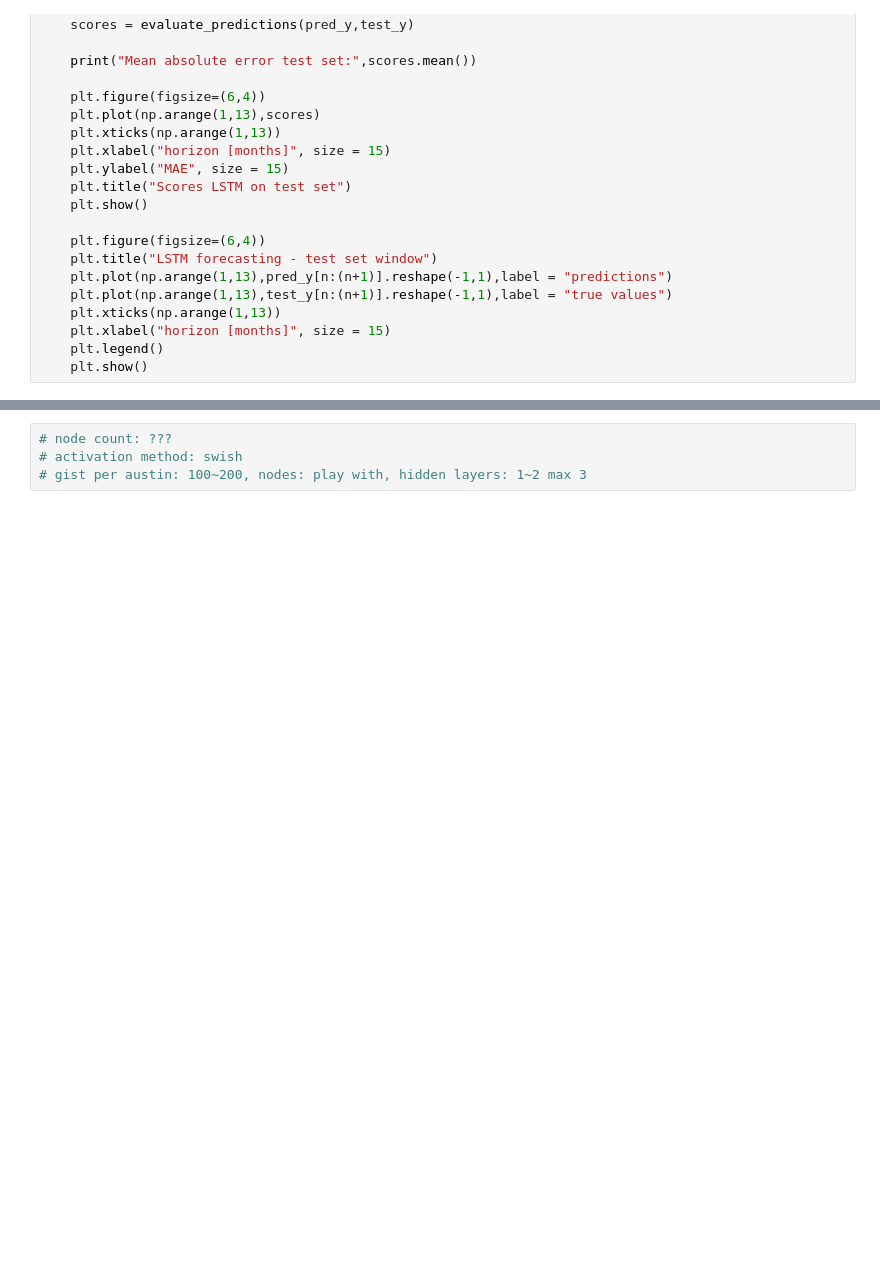
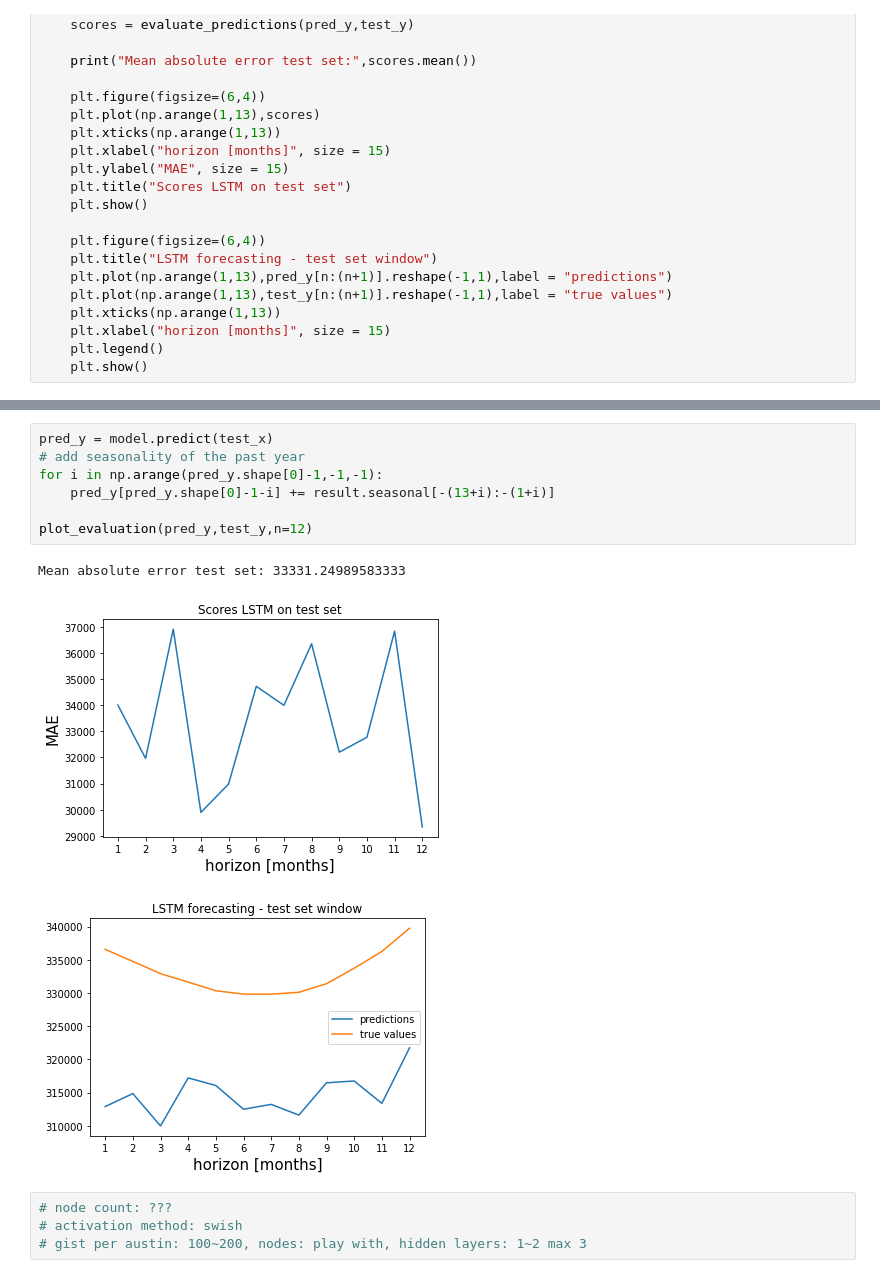
Before and after one commit to qklm/Zillow_Group_Project, a Jupyter notebook: zillow_model1.ipynb, the cells around one changed output, grey strips where cells are left out. Drawn from its saved outputs; the diff is of its cells as text; blank space fills up the shorter version.

```diff
--- a/zillow_model1.ipynb
+++ b/zillow_model1.ipynb
@@ -269,3 +282,14 @@ plt.plot(result.observed)
+# %%
+pred_y = model.predict(test_x)
+# add seasonality of the past year
+for i in np.arange(pred_y.shape[0]-1,-1,-1):
+    pred_y[pred_y.shape[0]-1-i] += result.seasonal[-(13+i):-(1+i)]
+
+plot_evaluation(pred_y,test_y,n=12)
+# %% [output]
+Mean absolute error test set: 33331.24989583333
+[figure, added]
+[figure, added]
 # %%
 # node count: ???
 # activation method: swish
```
Also changed, not shown: parts of 9 cells of this notebook.
